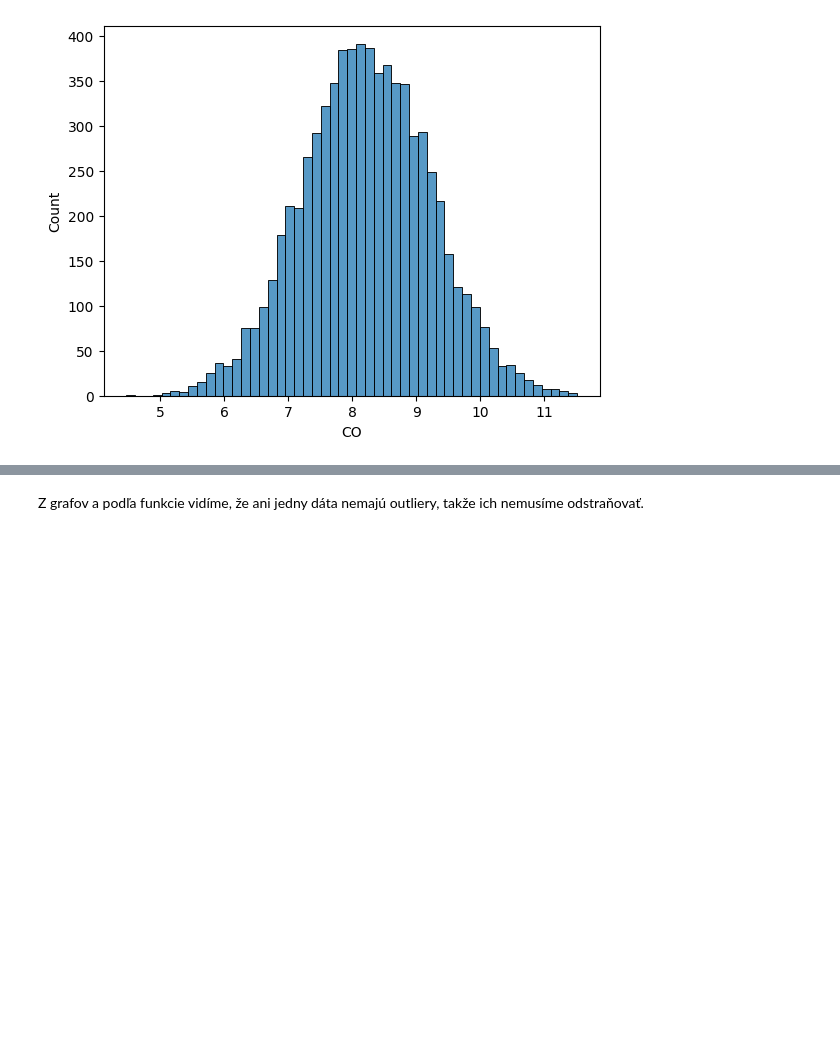
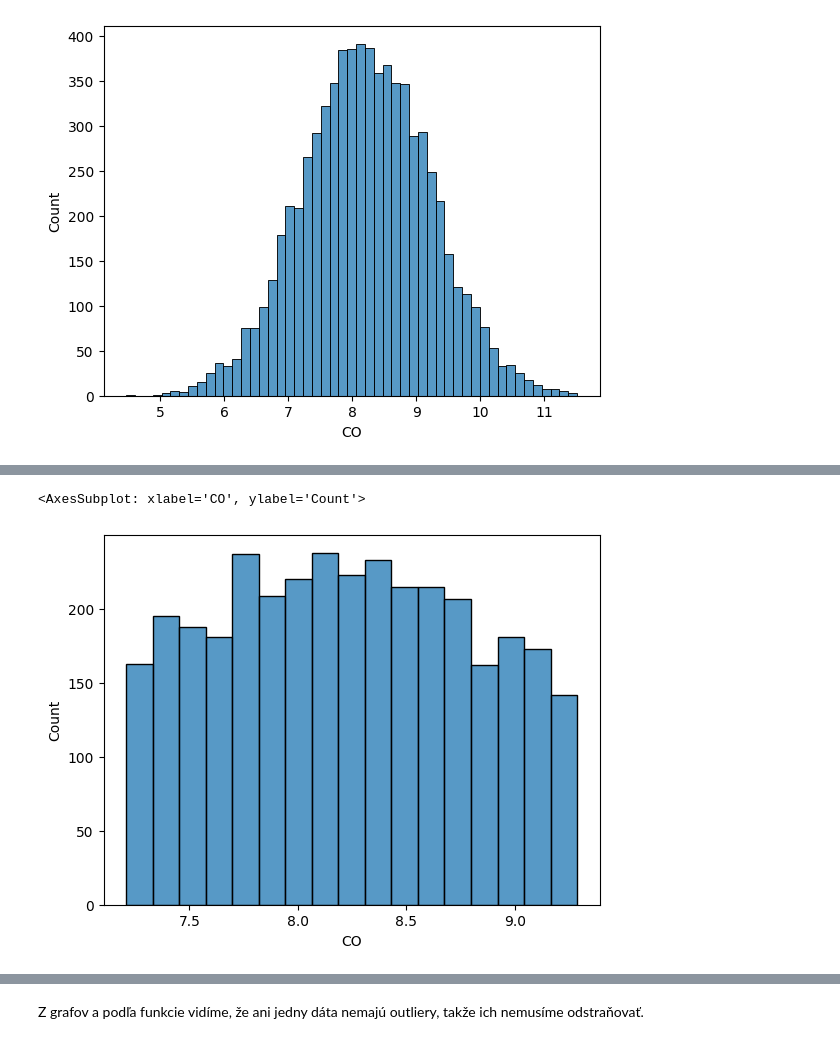
Before and after one commit to Marraff/inteligent-data-analysis, a Jupyter notebook: 1-faza-projekt-IAU.ipynb, the cells around one changed output, grey strips where cells are left out. Saved outputs shown, nothing was run; the diff lists cells and outputs as text; code cells hidden in the pictures; blank space fills up the shorter version.

```diff
--- a/1-faza-projekt-IAU.ipynb
+++ b/1-faza-projekt-IAU.ipynb
@@ -680,8 +636,8 @@ measurements
 | 12074 | 84.63445 | 0.03520 | 9.74434 | 8.58298 | 0.0 | 57.09353 | 7.43544 | 9.33063 | 1119.38037 | 14.11971 | 24.81757 | ... |
 12075 rows × 18 columns
 # %%
-unpolluted = measurements[measurements["warning"] == 0].CO
-unpolluted
+unpolluted_CO = measurements[measurements["warning"] == 0].CO
+unpolluted_CO
 # %% [output]
 0        9.07784
 3        7.79137
@@ -736,0 +680,4 @@ Polluted outliers: Series([], Name: CO, dtype: float64)
+# %%
+unpolluted_CO = unpolluted_CO_out = unpolluted_CO[unpolluted_CO.between(unpolluted_CO.quantile(.15), unpolluted_CO.quantile(.85))]
+polluted_CO = polluted_CO_out = polluted_CO[polluted_CO.between(polluted_CO.quantile(.15), polluted_CO.quantile(.85))]
+unpolluted_CO_out
@@ -736,0 +697,5 @@ Polluted outliers: Series([], Name: CO, dtype: float64)
+# %%
+sns.histplot(unpolluted_CO)
+# %% [output]
+<AxesSubplot: xlabel='CO', ylabel='Count'>
+[figure, added]
```
Also changed, not shown: parts of 18 cells of this notebook.
